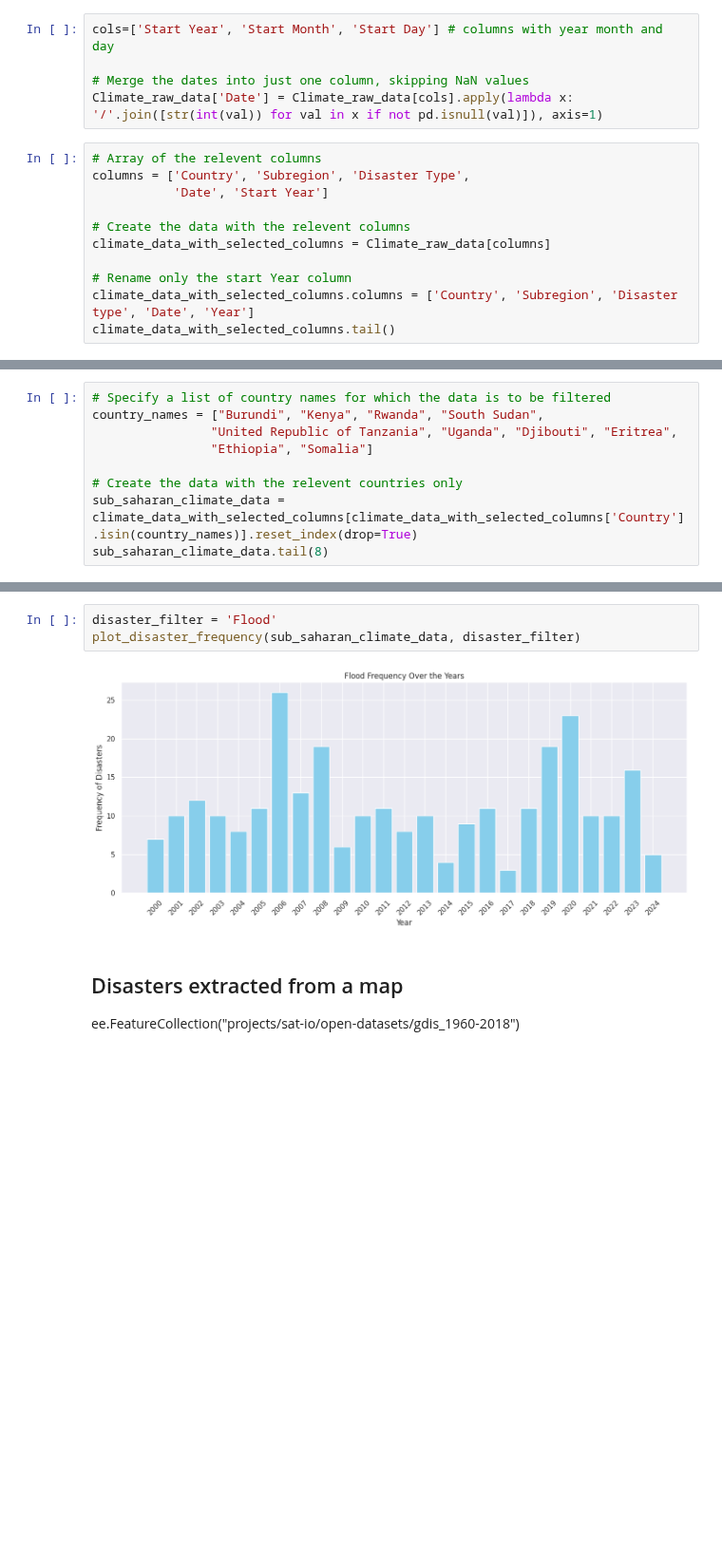
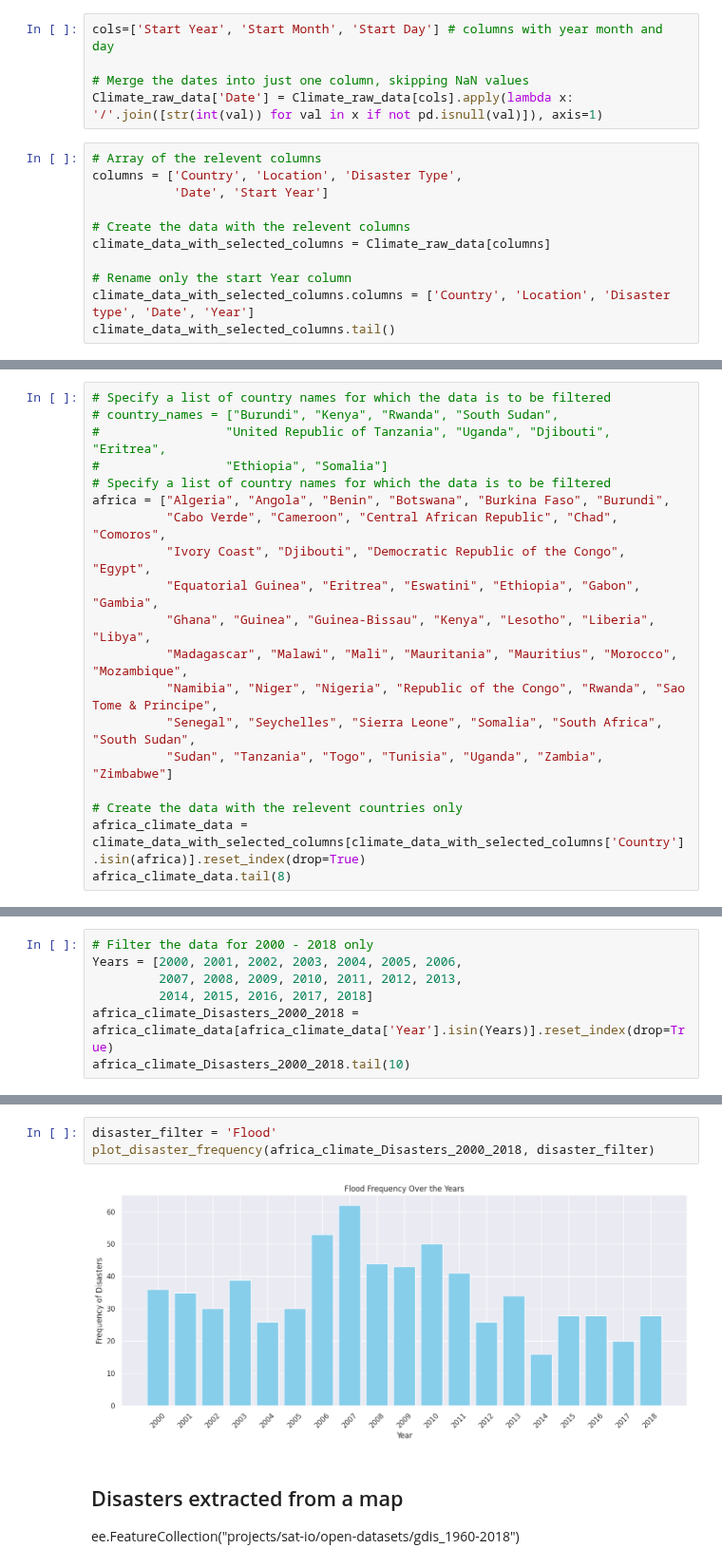
Before and after one commit to 0xpix/CERI-Project, a Jupyter notebook: notebooks/EDA.ipynb, the cells around one changed output, grey strips where cells are left out. Shown at 95% size. Drawn from its saved outputs; the diff is of its cells as text; blank space fills up the shorter version.

```diff
--- a/notebooks/EDA.ipynb
+++ b/notebooks/EDA.ipynb
@@ -159,13 +148,13 @@ cols=['Start Year', 'Start Month', 'Start Day'] # columns with year month and da
 Climate_raw_data['Date'] = Climate_raw_data[cols].apply(lambda x: '/'.join([str(int(val)) for val in x if not pd.isnull(val)]), axis=1)
 # %%
 # Array of the relevent columns
-columns = ['Country', 'Subregion', 'Disaster Type',
+columns = ['Country', 'Location', 'Disaster Type',
            'Date', 'Start Year']
 
 # Create the data with the relevent columns
 climate_data_with_selected_columns = Climate_raw_data[columns]
 
 # Rename only the start Year column
-climate_data_with_selected_columns.columns = ['Country', 'Subregion', 'Disaster type', 'Date', 'Year']
+climate_data_with_selected_columns.columns = ['Country', 'Location', 'Disaster type', 'Date', 'Year']
 climate_data_with_selected_columns.tail()
 # %% [output]
@@ -178,10 +167,20 @@ climate_data_with_selected_columns.tail()
 # %%
 # Specify a list of country names for which the data is to be filtered
-country_names = ["Burundi", "Kenya", "Rwanda", "South Sudan",
-                "United Republic of Tanzania", "Uganda", "Djibouti", "Eritrea",
-                "Ethiopia", "Somalia"]
+# country_names = ["Burundi", "Kenya", "Rwanda", "South Sudan",
+#                 "United Republic of Tanzania", "Uganda", "Djibouti", "Eritrea",
+#                 "Ethiopia", "Somalia"]
+# Specify a list of country names for which the data is to be filtered
+africa = ["Algeria", "Angola", "Benin", "Botswana", "Burkina Faso", "Burundi",
+          "Cabo Verde", "Cameroon", "Central African Republic", "Chad", "Comoros",
+          "Ivory Coast", "Djibouti", "Democratic Republic of the Congo", "Egypt",
+          "Equatorial Guinea", "Eritrea", "Eswatini", "Ethiopia", "Gabon", "Gambia",
+          "Ghana", "Guinea", "Guinea-Bissau", "Kenya", "Lesotho", "Liberia", "Libya",
+          "Madagascar", "Malawi", "Mali", "Mauritania", "Mauritius", "Morocco", "Mozambique",
+          "Namibia", "Niger", "Nigeria", "Republic of the Congo", "Rwanda", "Sao Tome & Principe",
+          "Senegal", "Seychelles", "Sierra Leone", "Somalia", "South Africa", "South Sudan",
+          "Sudan", "Tanzania", "Togo", "Tunisia", "Uganda", "Zambia", "Zimbabwe"]
 
 # Create the data with the relevent countries only
-sub_saharan_climate_data = climate_data_with_selected_columns[climate_data_with_selected_columns['Country'].isin(country_names)].reset_index(drop=True)
-sub_saharan_climate_data.tail(8)
+africa_climate_data = climate_data_with_selected_columns[climate_data_with_selected_columns['Country'].isin(africa)].reset_index(drop=True)
+africa_climate_data.tail(8)
 # %% [output]
@@ -216 +228,8 @@ Wildfire                 2
 Name: count, dtype: int64
+# %%
+# Filter the data for 2000 - 2018 only
+Years = [2000, 2001, 2002, 2003, 2004, 2005, 2006,
+         2007, 2008, 2009, 2010, 2011, 2012, 2013,
+         2014, 2015, 2016, 2017, 2018]
+africa_climate_Disasters_2000_2018 = africa_climate_data[africa_climate_data['Year'].isin(Years)].reset_index(drop=True)
+africa_climate_Disasters_2000_2018.tail(10)
@@ -217,8 +248,8 @@ Name: count, dtype: int64
 # %%
 disaster_filter = 'Flood'
-plot_disaster_frequency(sub_saharan_climate_data, disaster_filter)
+plot_disaster_frequency(africa_climate_Disasters_2000_2018, disaster_filter)
 # %% [output]
-[figure, old version]
+[figure, new version]
 # %% [markdown]
 ## Disasters extracted from a map
 ee.FeatureCollection("projects/sat-io/open-datasets/gdis_1960-2018")
```
Also changed, not shown: parts of 25 cells of this notebook.
